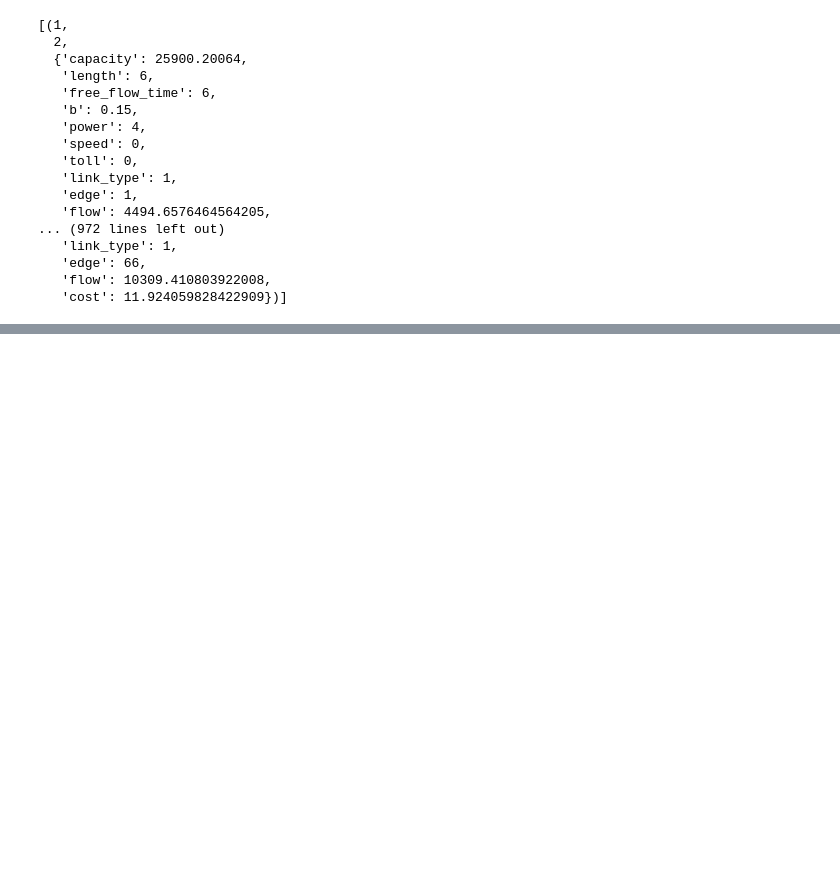
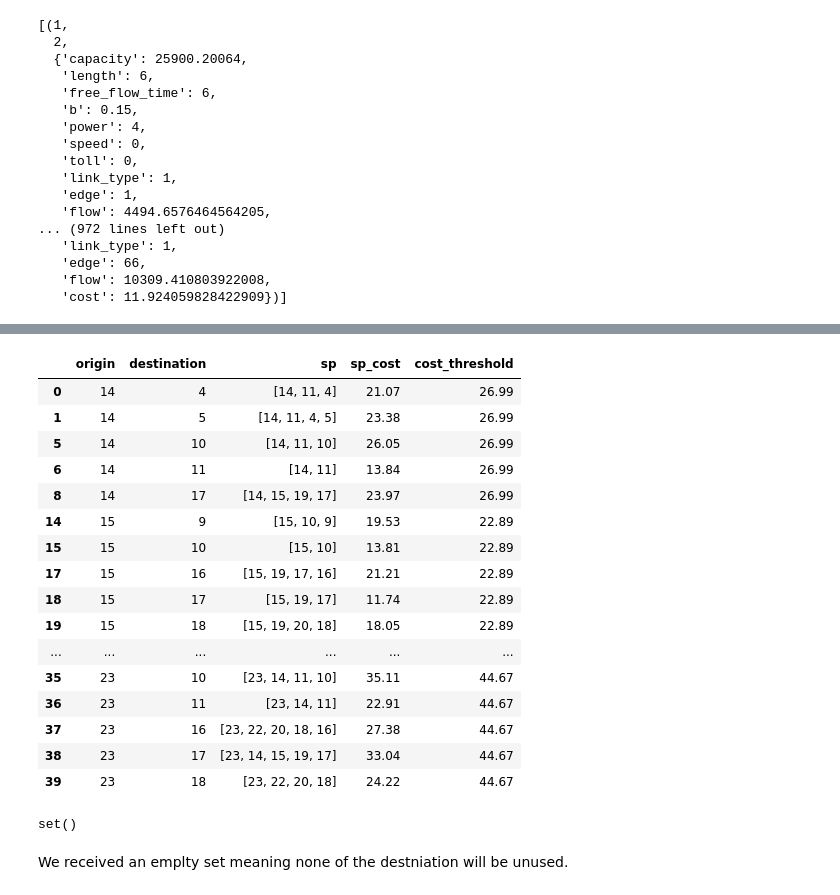
Before and after one commit to marsuconn/sioux-falls-network, a Jupyter notebook: sioux-falls.ipynb, the cells around one changed output, grey strips where cells are left out. Cells and saved outputs as stored; diff of their text form; code cells hidden in the pictures; blank space fills up the shorter version.

```diff
--- a/sioux-falls.ipynb
+++ b/sioux-falls.ipynb
@@ -175,0 +301,20 @@ plt.savefig('actual-siux-falls-network.png')
+# %%
+facilities_threshold
+# %% [output]
+|  | origin | destination | sp | sp_cost | cost_threshold |
+| 0 | 14 | 4 | [14, 11, 4] | 21.07 | 26.99 |
+| 1 | 14 | 5 | [14, 11, 4, 5] | 23.38 | 26.99 |
+| 5 | 14 | 10 | [14, 11, 10] | 26.05 | 26.99 |
+| 6 | 14 | 11 | [14, 11] | 13.84 | 26.99 |
+| 8 | 14 | 17 | [14, 15, 19, 17] | 23.97 | 26.99 |
+| 14 | 15 | 9 | [15, 10, 9] | 19.53 | 22.89 |
+| 15 | 15 | 10 | [15, 10] | 13.81 | 22.89 |
+| 17 | 15 | 16 | [15, 19, 17, 16] | 21.21 | 22.89 |
+| 18 | 15 | 17 | [15, 19, 17] | 11.74 | 22.89 |
+| 19 | 15 | 18 | [15, 19, 20, 18] | 18.05 | 22.89 |
+| ... | ... | ... | ... | ... | ... |
+| 35 | 23 | 10 | [23, 14, 11, 10] | 35.11 | 44.67 |
+| 36 | 23 | 11 | [23, 14, 11] | 22.91 | 44.67 |
+| 37 | 23 | 16 | [23, 22, 20, 18, 16] | 27.38 | 44.67 |
+| 38 | 23 | 17 | [23, 14, 15, 19, 17] | 33.04 | 44.67 |
+| 39 | 23 | 18 | [23, 22, 20, 18] | 24.22 | 44.67 |
@@ -175,0 +324,6 @@ plt.savefig('actual-siux-falls-network.png')
+# %%
+set(destination)- set(within_threshold)
+# %% [output]
+set()
+# %% [markdown]
+We received an emplty set meaning none of the destniation will be unused.
```
Also changed, not shown: parts of 26 cells of this notebook, 1 other file.
